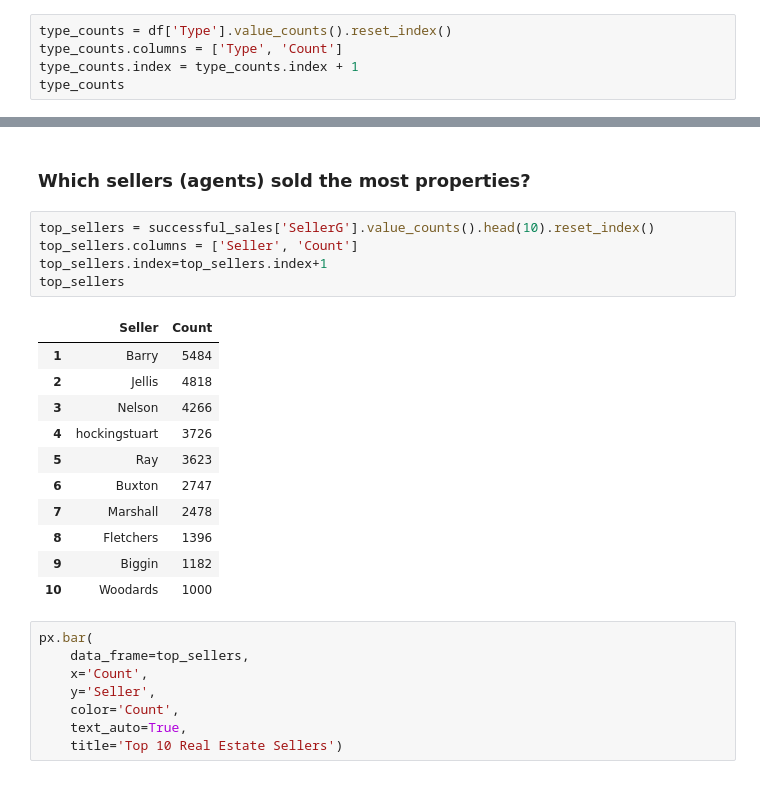
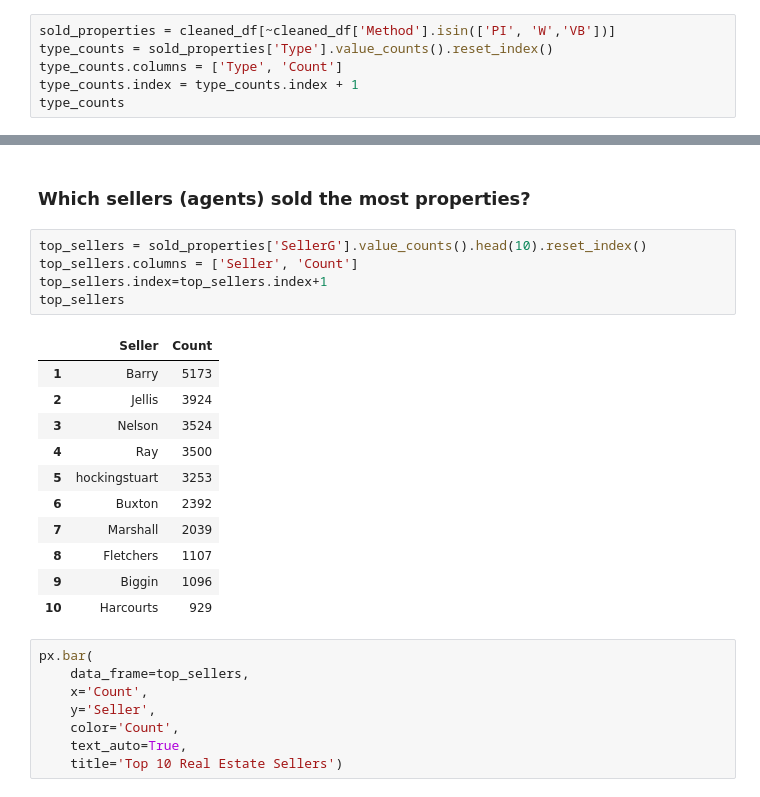
Before and after one commit to MariamMohamed9/Melbourne-Housing-Data-Analysis, a Jupyter notebook: Melbourne project/Melbourne_analysis.ipynb, the cells around one changed output, grey strips where cells are left out. Saved outputs shown, nothing was run; the diff lists cells and outputs as text.

```diff
--- a/Melbourne project/Melbourne_analysis.ipynb
+++ b/Melbourne project/Melbourne_analysis.ipynb
@@ -384,7 +393,8 @@ px.bar(data_frame=top10_cheapest, x='Suburb', y='Price',
 # %% [markdown]
 ### Which property type is sold the most?
 # %%
-type_counts = df['Type'].value_counts().reset_index()
+sold_properties = cleaned_df[~cleaned_df['Method'].isin(['PI', 'W','VB'])]
+type_counts = sold_properties['Type'].value_counts().reset_index()
 type_counts.columns = ['Type', 'Count']
 type_counts.index = type_counts.index + 1
 type_counts
@@ -459,22 +484,22 @@ px.bar(
 # %% [markdown]
 ### Which sellers (agents) sold the most properties?
 # %%
-top_sellers = successful_sales['SellerG'].value_counts().head(10).reset_index()
+top_sellers = sold_properties['SellerG'].value_counts().head(10).reset_index()
 top_sellers.columns = ['Seller', 'Count']
 top_sellers.index=top_sellers.index+1
 top_sellers
 # %% [output]
 |  | Seller | Count |
-| 1 | Barry | 5484 |
-| 2 | Jellis | 4818 |
-| 3 | Nelson | 4266 |
-| 4 | hockingstuart | 3726 |
-| 5 | Ray | 3623 |
-| 6 | Buxton | 2747 |
-| 7 | Marshall | 2478 |
-| 8 | Fletchers | 1396 |
-| 9 | Biggin | 1182 |
-| 10 | Woodards | 1000 |
+| 1 | Barry | 5173 |
+| 2 | Jellis | 3924 |
+| 3 | Nelson | 3524 |
+| 4 | Ray | 3500 |
+| 5 | hockingstuart | 3253 |
+| 6 | Buxton | 2392 |
+| 7 | Marshall | 2039 |
+| 8 | Fletchers | 1107 |
+| 9 | Biggin | 1096 |
+| 10 | Harcourts | 929 |
 # %%
 px.bar(
     data_frame=top_sellers,
```
Also changed, not shown: parts of 33 cells of this notebook, 9 other files.
